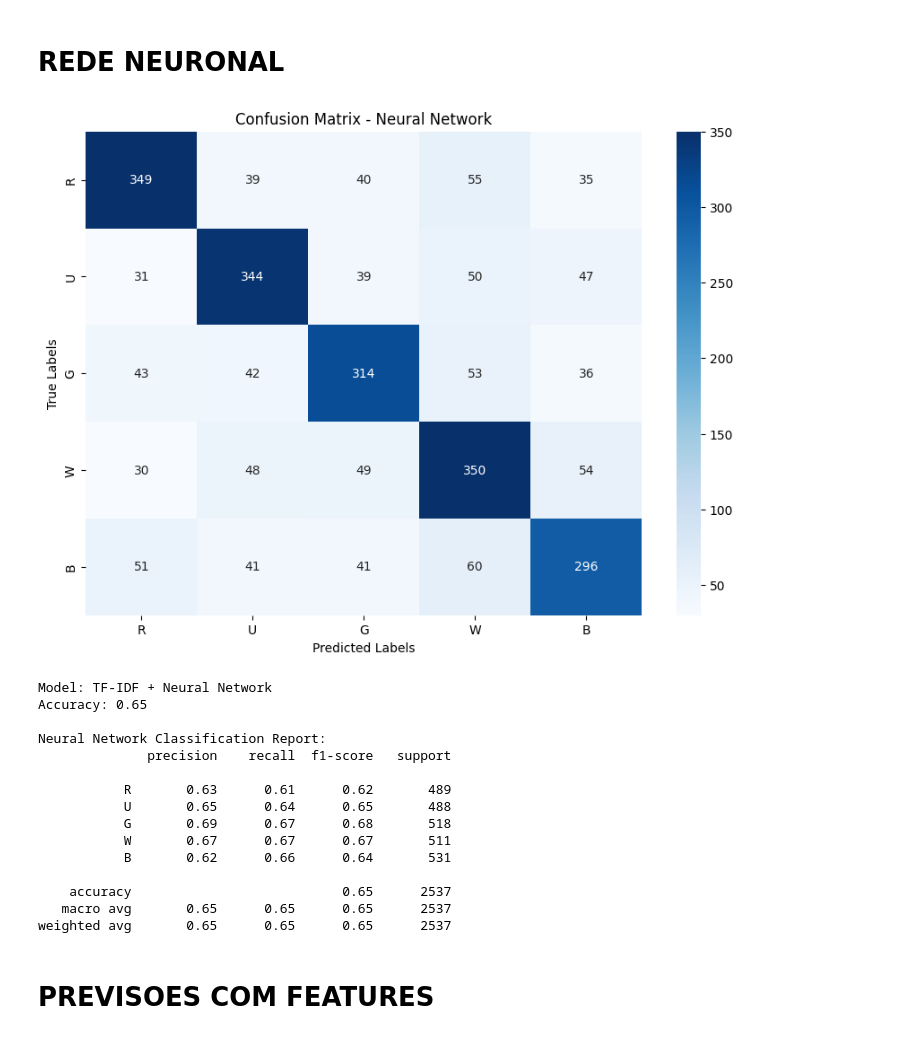
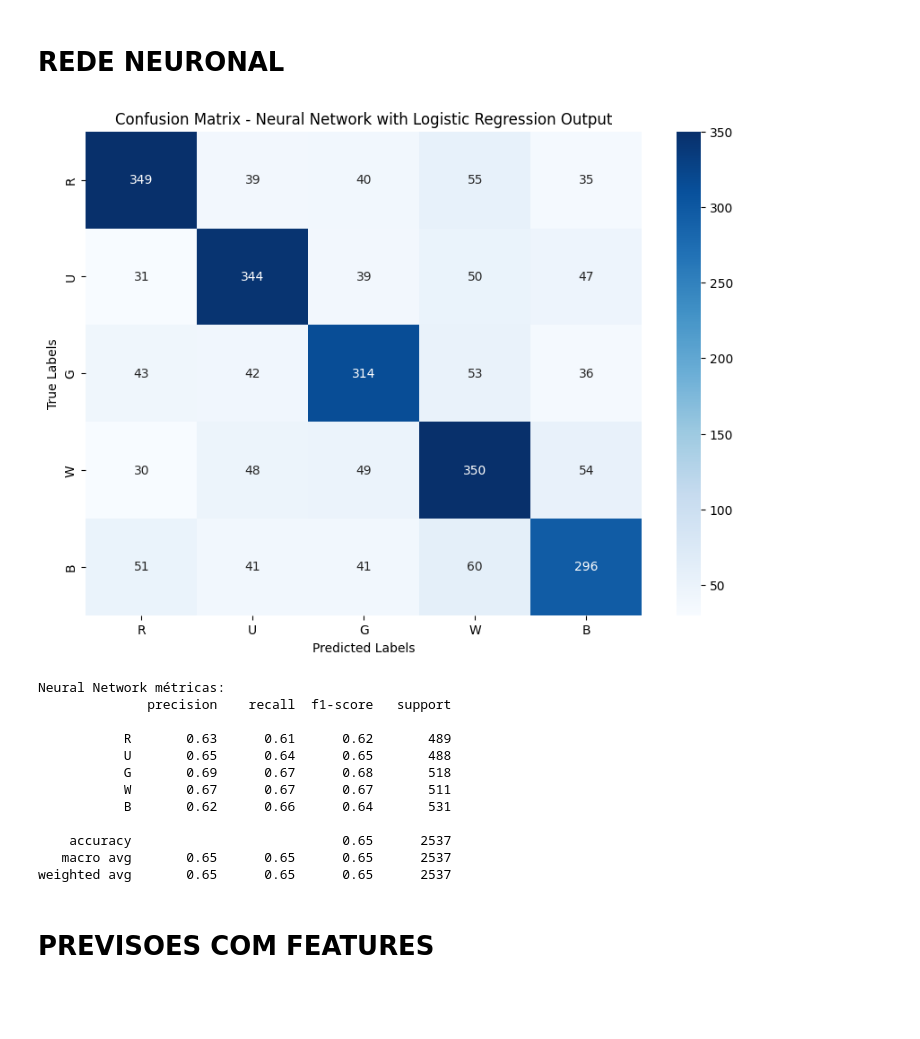
Before and after one commit to JoaoVitorFigueiredo/MagicColourAnalisis_TextMining, a Jupyter notebook: codigo_tfidf.ipynb, the cells around one changed output. Drawn from its saved outputs; the diff is of its cells as text; code cells hidden in the pictures; blank space fills up the shorter version.

```diff
--- a/codigo_tfidf.ipynb
+++ b/codigo_tfidf.ipynb
@@ -1096,35 +1081,26 @@ plt.show()
 # %% [markdown]
 # REDE NEURONAL
 # %%
-# Rede Neuronal (MLP)
+#Rede Neuronal (MLP) p.s nao fizemos otimização de hiperparametros por culpa do tempo que demoravam, e tendo em conta que nao melhorava tanto o modelo,
+#decidimos dar a rede neuronal como exemplo e manter o modelo principal no LR e NB
+
 mlp_model = MLPClassifier(hidden_layer_sizes=(25), max_iter=100, random_state=42)
 mlp_model.fit(x_train_tfidf, train_labels)
 y_test_predict_mlp = mlp_model.predict(x_test_tfidf)
-
-target_names = ['R', 'U', 'G', 'W', 'B']
-
-# Calcular a Confusion Matrix para Naive Bayes, Regressão Logística e Rede Neuronal
 cm_mlp = confusion_matrix(test_labels, y_test_predict_mlp, labels=target_names)
 
-# Confusion Matrix para Rede Neuronal
 plt.figure(figsize=(10, 7))
-sns.heatmap(cm_mlp, annot=True, fmt='d', cmap='Blues', xticklabels=target_names, yticklabels=target_names)
-plt.title("Confusion Matrix - Neural Network")
+sns.heatmap(cm_mlp, annot=True, fmt="d", cmap="Blues", xticklabels=target_names, yticklabels=target_names)
+plt.title("Confusion Matrix - Neural Network with Logistic Regression Output")
 plt.xlabel("Predicted Labels")
 plt.ylabel("True Labels")
 plt.show()
 
-metrics_bow_mlp = collect_classification_metrics(test_labels, y_test_predict_mlp, model_name="TF-IDF + Neural Network", target_names=target_names)
-report_mlp = evaluation(y_test_predict_mlp, test_labels, target_names=target_names)
-
-print("\nNeural Network Classification Report:")
-print(report_mlp)
+print("\nNeural Network métricas:")
+print(classification_report(test_labels, y_test_predict_mlp, target_names=target_names))
 # %% [output]
-[figure, old version]
+[figure, new version]
-Model: TF-IDF + Neural Network
-Accuracy: 0.65
-
-Neural Network Classification Report:
+Neural Network métricas:
               precision    recall  f1-score   support
 
            R       0.63      0.61      0.62       489
```
Also changed, not shown: parts of 30 cells of this notebook.
